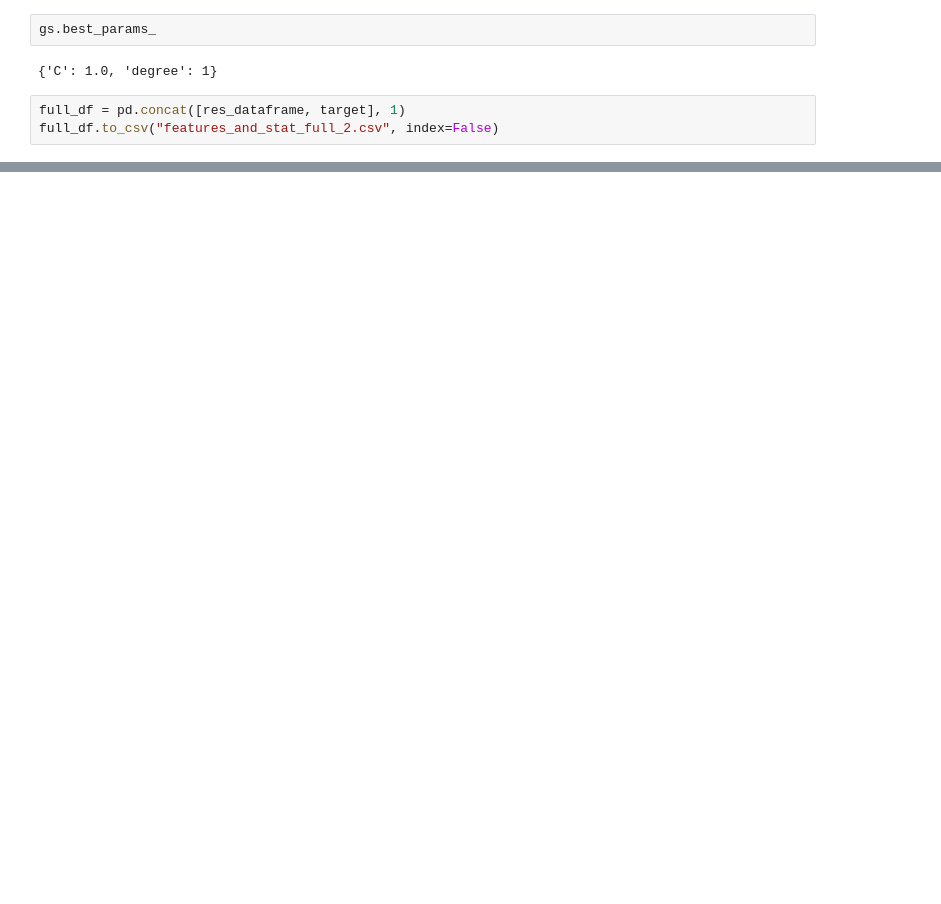
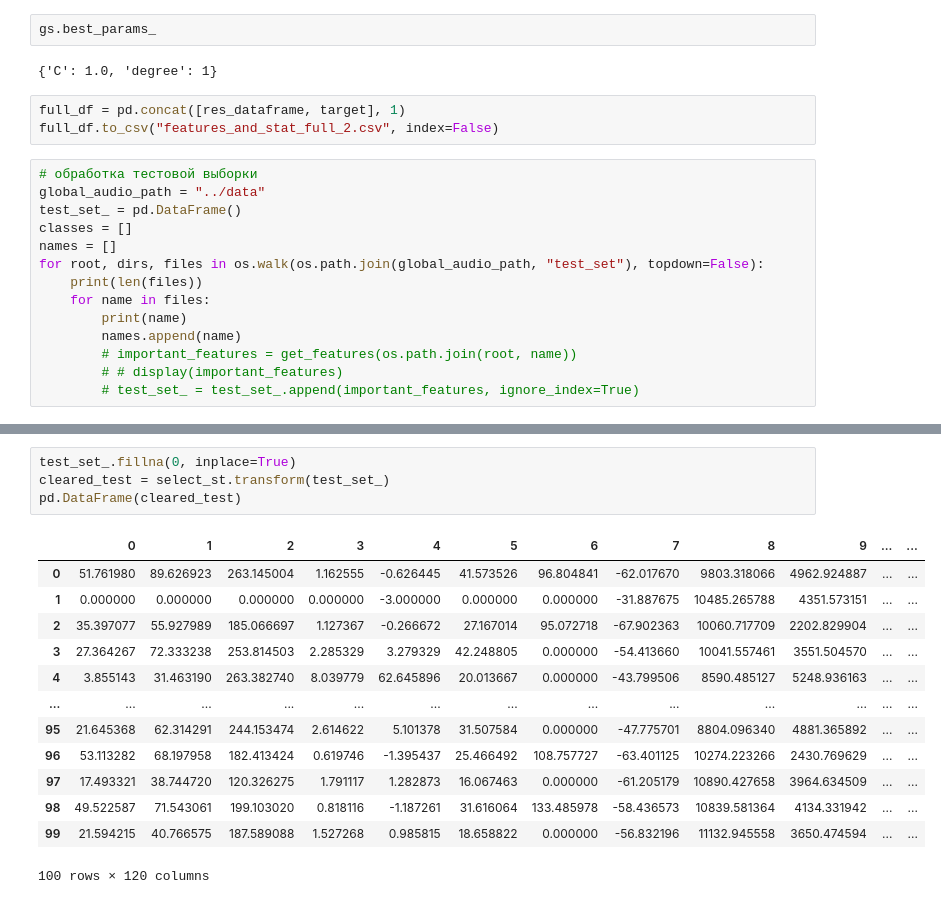
Before and after one commit to yummyKnight/ser_university_challenge, a Jupyter notebook: notebooks/mmfc.ipynb, the cells around one changed output, grey strips where cells are left out. Cells and saved outputs as stored; diff of their text form; blank space fills up the shorter version.

```diff
--- a/notebooks/mmfc.ipynb
+++ b/notebooks/mmfc.ipynb
@@ -611,3 +588,17 @@ gs.best_params_
 # %%
 full_df = pd.concat([res_dataframe, target], 1)
 full_df.to_csv("features_and_stat_full_2.csv", index=False)
+# %%
+# обработка тестовой выборки
+global_audio_path = "../data"
+test_set_ = pd.DataFrame()
+classes = []
+names = []
+for root, dirs, files in os.walk(os.path.join(global_audio_path, "test_set"), topdown=False):
+    print(len(files))
+    for name in files:
+        print(name)
+        names.append(name)
+        # important_features = get_features(os.path.join(root, name))
+        # # display(important_features)
+        # test_set_ = test_set_.append(important_features, ignore_index=True)
@@ -613,0 +623,18 @@ full_df.to_csv("features_and_stat_full_2.csv", index=False)
+# %%
+test_set_.fillna(0, inplace=True)
+cleared_test = select_st.transform(test_set_)
+pd.DataFrame(cleared_test)
+# %% [output]
+|  | 0 | 1 | 2 | 3 | 4 | 5 | 6 | 7 | 8 | 9 | ... | ... |
+| 0 | 51.761980 | 89.626923 | 263.145004 | 1.162555 | -0.626445 | 41.573526 | 96.804841 | -62.017670 | 9803.318066 | 4962.924887 | ... | ... |
+| 1 | 0.000000 | 0.000000 | 0.000000 | 0.000000 | -3.000000 | 0.000000 | 0.000000 | -31.887675 | 10485.265788 | 4351.573151 | ... | ... |
+| 2 | 35.397077 | 55.927989 | 185.066697 | 1.127367 | -0.266672 | 27.167014 | 95.072718 | -67.902363 | 10060.717709 | 2202.829904 | ... | ... |
+| 3 | 27.364267 | 72.333238 | 253.814503 | 2.285329 | 3.279329 | 42.248805 | 0.000000 | -54.413660 | 10041.557461 | 3551.504570 | ... | ... |
+| 4 | 3.855143 | 31.463190 | 263.382740 | 8.039779 | 62.645896 | 20.013667 | 0.000000 | -43.799506 | 8590.485127 | 5248.936163 | ... | ... |
+| ... | ... | ... | ... | ... | ... | ... | ... | ... | ... | ... | ... | ... |
+| 95 | 21.645368 | 62.314291 | 244.153474 | 2.614622 | 5.101378 | 31.507584 | 0.000000 | -47.775701 | 8804.096340 | 4881.365892 | ... | ... |
+| 96 | 53.113282 | 68.197958 | 182.413424 | 0.619746 | -1.395437 | 25.466492 | 108.757727 | -63.401125 | 10274.223266 | 2430.769629 | ... | ... |
+| 97 | 17.493321 | 38.744720 | 120.326275 | 1.791117 | 1.282873 | 16.067463 | 0.000000 | -61.205179 | 10890.427658 | 3964.634509 | ... | ... |
+| 98 | 49.522587 | 71.543061 | 199.103020 | 0.818116 | -1.187261 | 31.616064 | 133.485978 | -58.436573 | 10839.581364 | 4134.331942 | ... | ... |
+| 99 | 21.594215 | 40.766575 | 187.589088 | 1.527268 | 0.985815 | 18.658822 | 0.000000 | -56.832196 | 11132.945558 | 3650.474594 | ... | ... |
+100 rows × 120 columns
```
Also changed, not shown: parts of 21 cells of this notebook.
